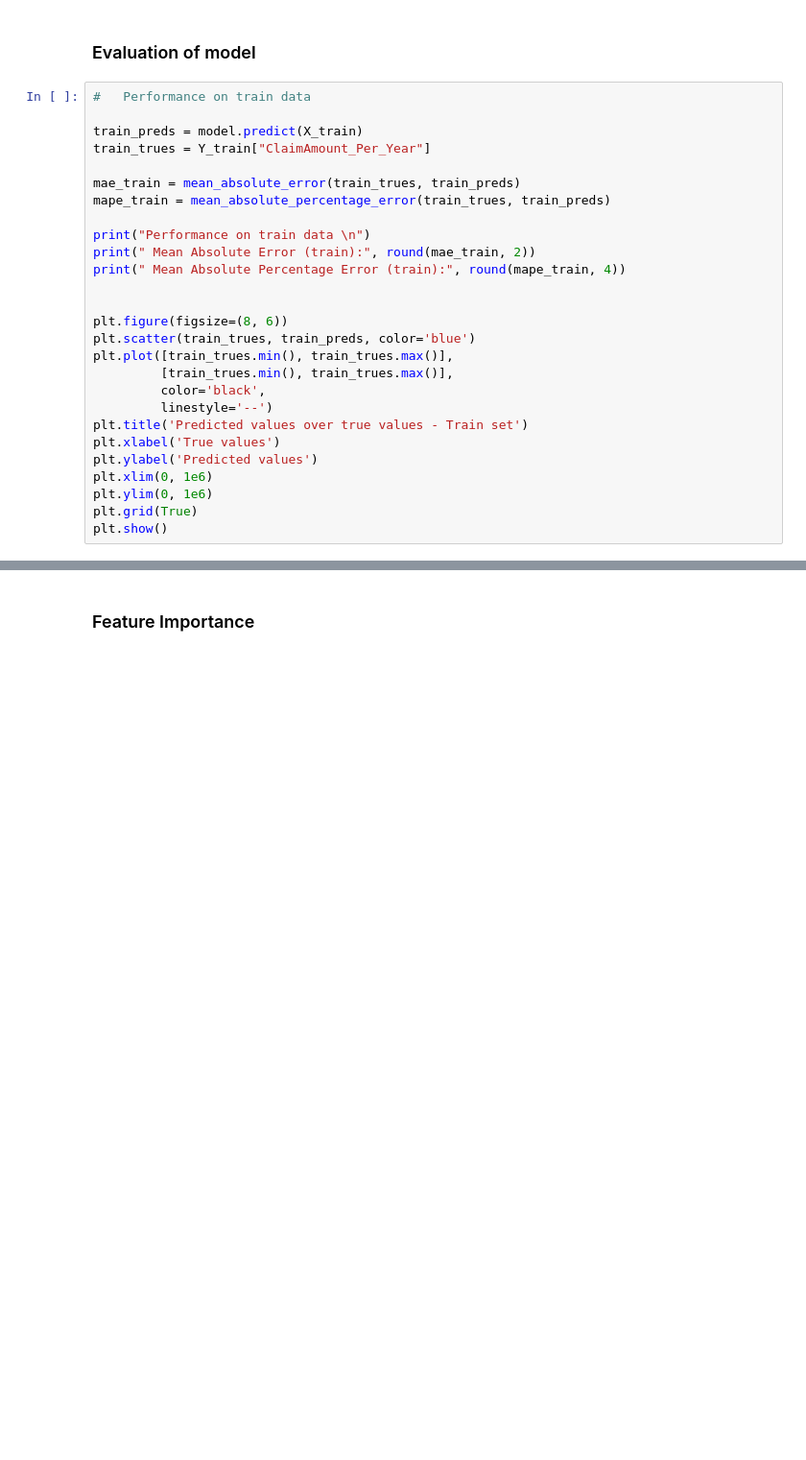
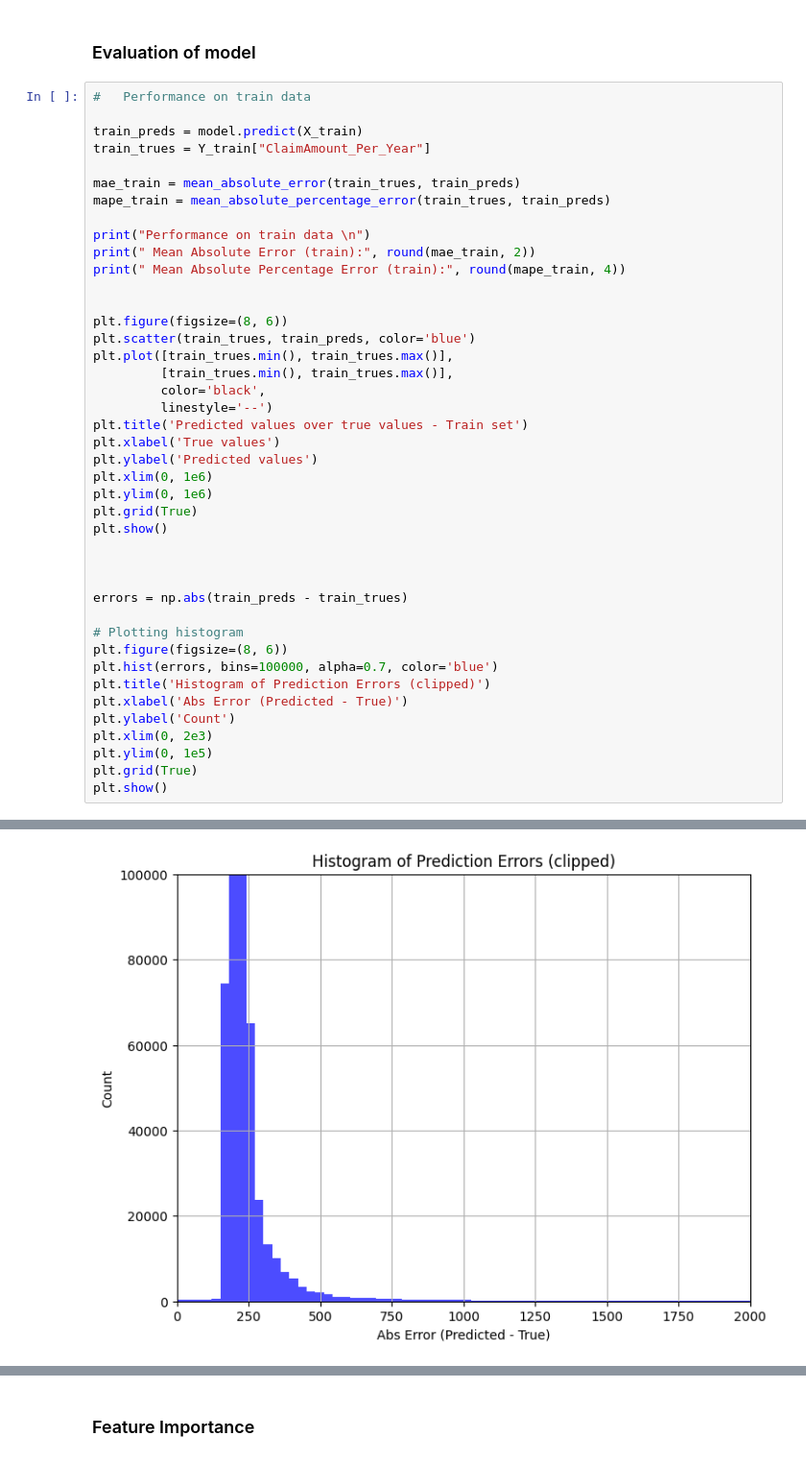
Before and after one commit to lexej/car-insurance, a Jupyter notebook: car-insurance.ipynb, the cells around one changed output, grey strips where cells are left out. Shown at 96% size. Drawn from its saved outputs; the diff is of its cells as text; blank space fills up the shorter version.

```diff
--- a/car-insurance.ipynb
+++ b/car-insurance.ipynb
@@ -326,33 +328,49 @@ Hyperparameters:  {'objective': 'reg:tweedie', 'tweedie_variance_power': 1.1, 'n
 train_preds = model.predict(X_train)
 train_trues = Y_train["ClaimAmount_Per_Year"]
 
 mae_train = mean_absolute_error(train_trues, train_preds)
 mape_train = mean_absolute_percentage_error(train_trues, train_preds)
 
 print("Performance on train data \n")
 print(" Mean Absolute Error (train):", round(mae_train, 2))
 print(" Mean Absolute Percentage Error (train):", round(mape_train, 4))
 
 
 plt.figure(figsize=(8, 6))
 plt.scatter(train_trues, train_preds, color='blue')
 plt.plot([train_trues.min(), train_trues.max()],
          [train_trues.min(), train_trues.max()],
          color='black',
          linestyle='--')
 plt.title('Predicted values over true values - Train set')
 plt.xlabel('True values')
 plt.ylabel('Predicted values')
 plt.xlim(0, 1e6)
 plt.ylim(0, 1e6)
 plt.grid(True)
 plt.show()
+
+
+
+errors = np.abs(train_preds - train_trues)
+
+# Plotting histogram
+plt.figure(figsize=(8, 6))
+plt.hist(errors, bins=100000, alpha=0.7, color='blue')
+plt.title('Histogram of Prediction Errors (clipped)')
+plt.xlabel('Abs Error (Predicted - True)')
+plt.ylabel('Count')
+plt.xlim(0, 2e3)
+plt.ylim(0, 1e5)
+plt.grid(True)
+plt.show()
 # %% [output]
 Performance on train data
 
  Mean Absolute Error (train): 476.91
  Mean Absolute Percentage Error (train): 1.1898386175165043e+18
 [figure]
+[figure, added]
 # %%
 #   Performance test data
 
```
Also changed, not shown: parts of 3 cells of this notebook.
